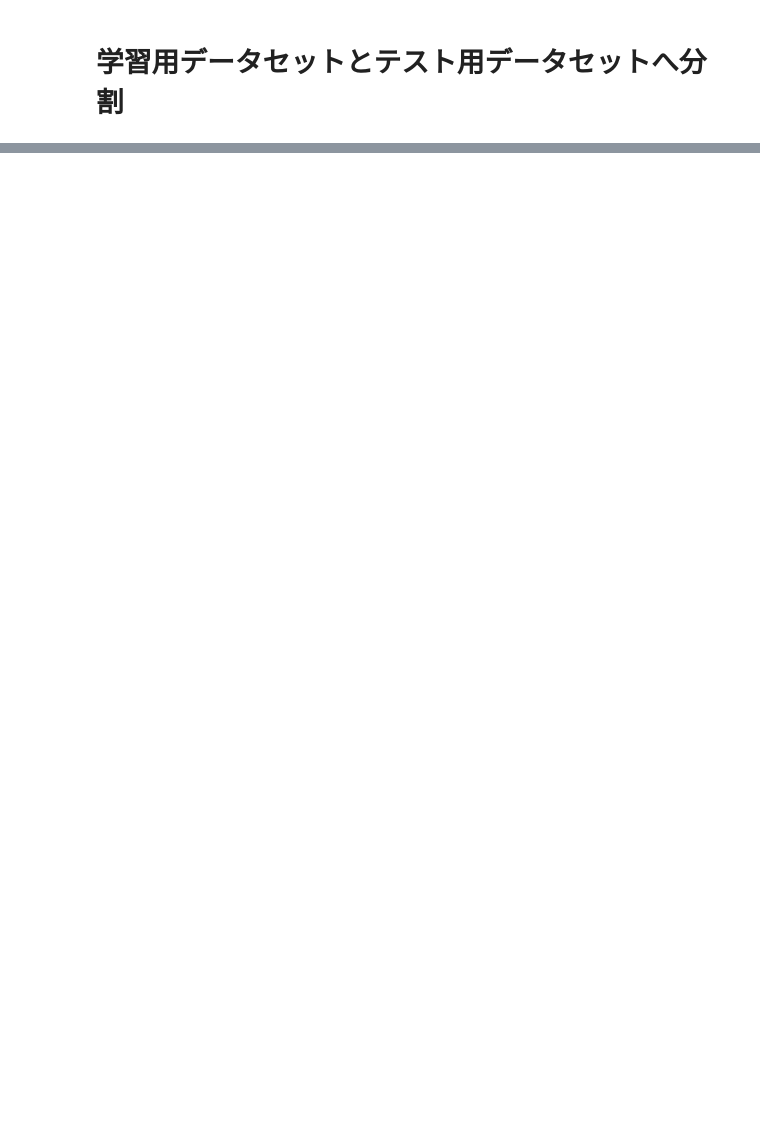
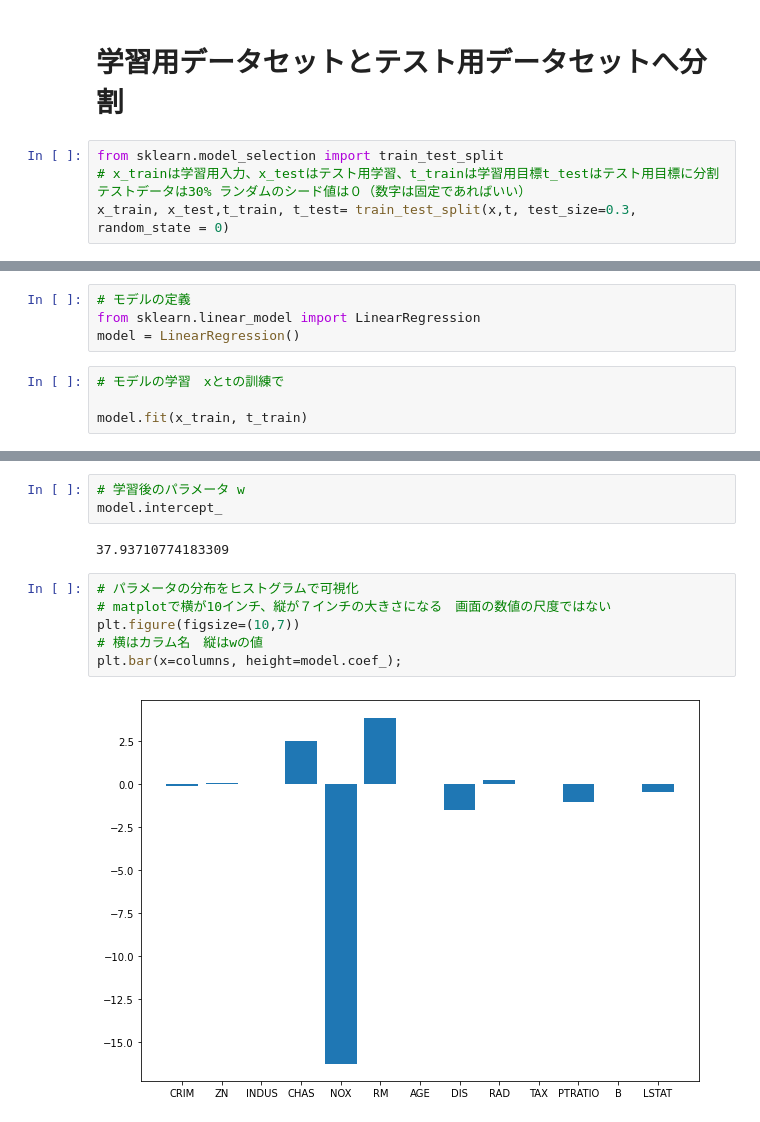
Before and after one commit to suyasuyao/Kikagaku-Tyouki-Colab, a Jupyter notebook: 長期コース_機械学習の基礎1.ipynb, the cells around one changed output, grey strips where cells are left out. Drawn from its saved outputs; the diff is of its cells as text; blank space fills up the shorter version.

```diff
--- a/長期コース_機械学習の基礎1.ipynb
+++ b/長期コース_機械学習の基礎1.ipynb
@@ -53,3 +59,7 @@ t = df['Target'].values
 x = df.drop(labels=['Target'],axis=1).values
 # %% [markdown]
 # 学習用データセットとテスト用データセットへ分割
+# %%
+from sklearn.model_selection import train_test_split
+# x_trainは学習用入力、x_testはテスト用学習、t_trainは学習用目標t_testはテスト用目標に分割　テストデータは30% ランダムのシード値は０（数字は固定であればいい）
+x_train, x_test,t_train, t_test= train_test_split(x,t, test_size=0.3, random_state = 0)
@@ -55,0 +68,8 @@ x = df.drop(labels=['Target'],axis=1).values
+# %%
+# モデルの定義
+from sklearn.linear_model import LinearRegression
+model = LinearRegression()
+# %%
+# モデルの学習　xとtの訓練で
+
+model.fit(x_train, t_train)
@@ -55,0 +88,13 @@ x = df.drop(labels=['Target'],axis=1).values
+# %%
+# 学習後のパラメータ w
+model.intercept_
+# %% [output]
+37.93710774183309
+# %%
+# パラメータの分布をヒストグラムで可視化
+# matplotで横が10インチ、縦が７インチの大きさになる　画面の数値の尺度ではない
+plt.figure(figsize=(10,7))
+# 横はカラム名　縦はwの値
+plt.bar(x=columns, height=model.coef_);
+# %% [output]
+[figure, added]
```
Also changed, not shown: parts of 53 cells of this notebook.
